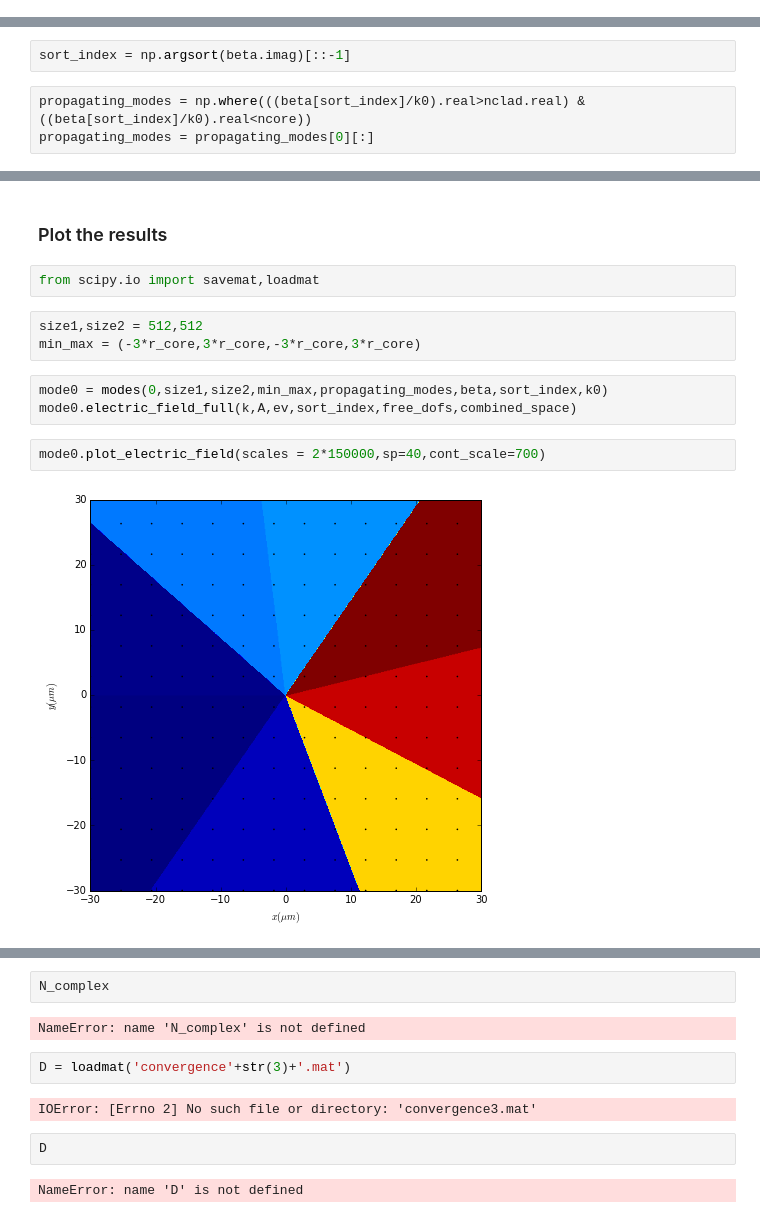
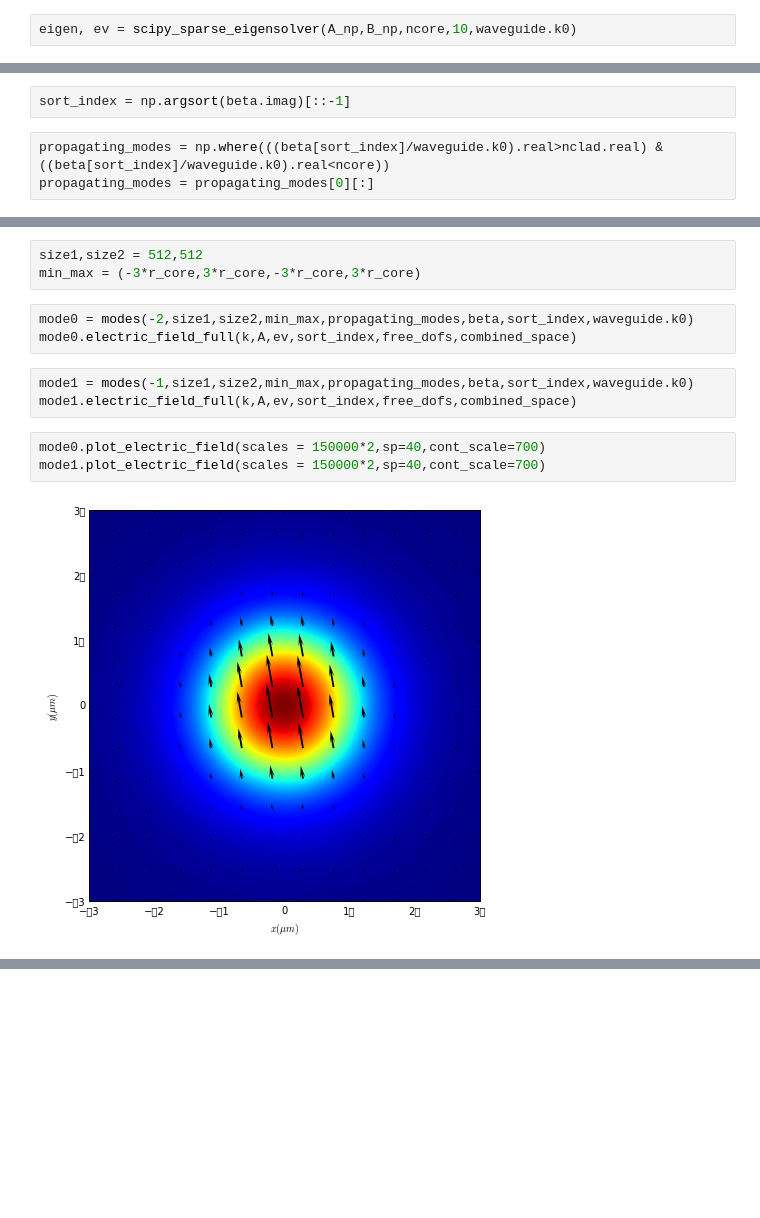
Before and after one commit to ibegleris/WaFEl, a Jupyter notebook: Dispersion_analysis.ipynb, the cells around one changed output, grey strips where cells are left out. Drawn from its saved outputs; the diff is of its cells as text; blank space fills up the shorter version.

Commit message:
working version with unwanted solutions. The code results in an error if the mesh is sent through the ploting function

```diff
--- a/Dispersion_analysis.ipynb
+++ b/Dispersion_analysis.ipynb
@@ -369,2 +244,4 @@ eigen, ev =scipy_sparse_eigensolver(dot_sparse(conj_trans(B_np),A_np),dot_sparse
+# %%
+eigen, ev = scipy_sparse_eigensolver(A_np,B_np,ncore,10,waveguide.k0)
 # %% [markdown]
 Find $\beta$ from the eigenvalue.
@@ -378,5 +253,5 @@ sort the calculated values
 # %%
 sort_index = np.argsort(beta.imag)[::-1]
 # %%
-propagating_modes = np.where(((beta[sort_index]/k0).real>nclad.real) & ((beta[sort_index]/k0).real<ncore))
+propagating_modes = np.where(((beta[sort_index]/waveguide.k0).real>nclad.real) & ((beta[sort_index]/waveguide.k0).real<ncore))
 propagating_modes = propagating_modes[0][:]
@@ -403,14 +268,14 @@ Comsol : 1.4444696250032485-7.856091874511805E-5i
-# %% [markdown]
-### Plot the results
-# %%
-from scipy.io import savemat,loadmat
 # %%
 size1,size2 = 512,512
 min_max = (-3*r_core,3*r_core,-3*r_core,3*r_core)
 # %%
-mode0 = modes(0,size1,size2,min_max,propagating_modes,beta,sort_index,k0)
+mode0 = modes(-2,size1,size2,min_max,propagating_modes,beta,sort_index,waveguide.k0)
 mode0.electric_field_full(k,A,ev,sort_index,free_dofs,combined_space)
+# %%
+mode1 = modes(-1,size1,size2,min_max,propagating_modes,beta,sort_index,waveguide.k0)
+mode1.electric_field_full(k,A,ev,sort_index,free_dofs,combined_space)
 # %%
-mode0.plot_electric_field(scales = 2*150000,sp=40,cont_scale=700)
+mode0.plot_electric_field(scales = 150000*2,sp=40,cont_scale=700)
+mode1.plot_electric_field(scales = 150000*2,sp=40,cont_scale=700)
 # %% [output]
-[figure, old version]
+[figure, new version]
@@ -417,12 +282,0 @@ mode0.plot_electric_field(scales = 2*150000,sp=40,cont_scale=700)
-# %%
-N_complex
-# %% [output]
-NameError: name 'N_complex' is not defined
-# %%
-D = loadmat('convergence'+str(3)+'.mat')
-# %% [output]
-IOError: [Errno 2] No such file or directory: 'convergence3.mat'
-# %%
-D
-# %% [output]
-NameError: name 'D' is not defined
```
Also changed, not shown: parts of 133 cells of this notebook, 19 other files.
